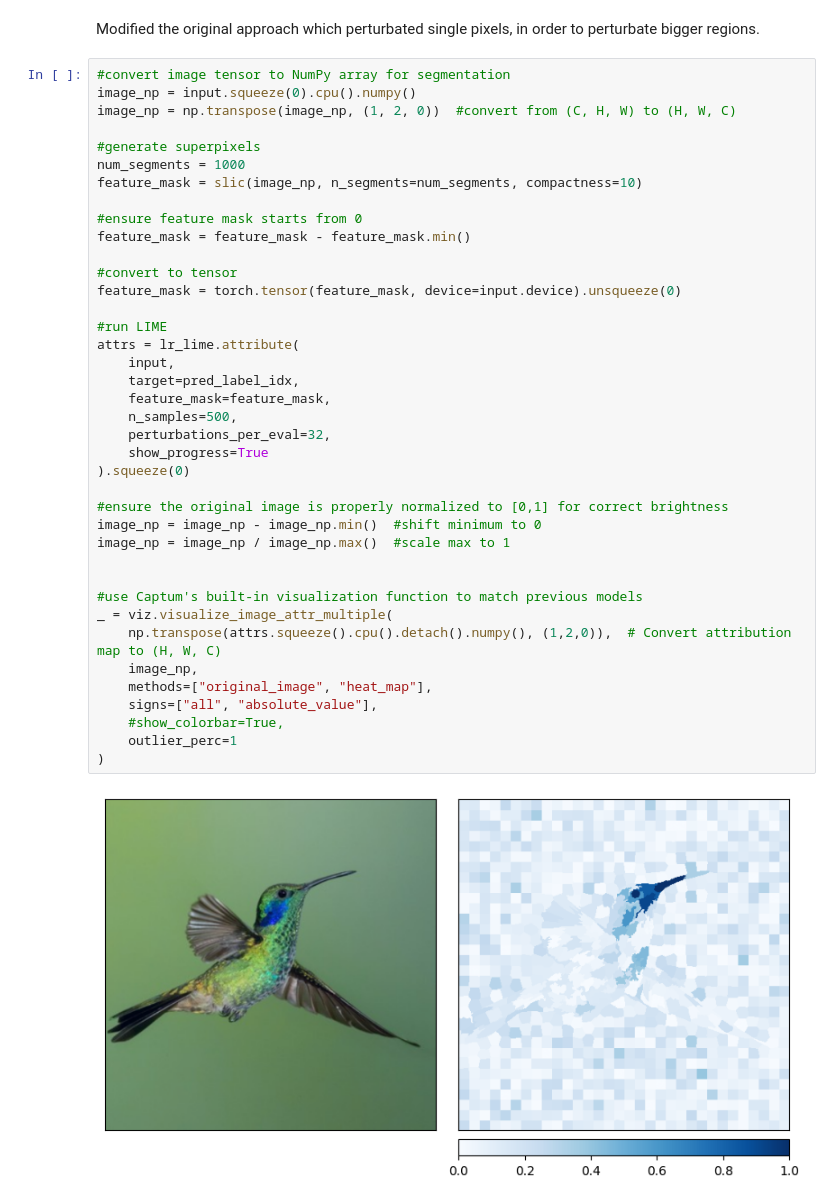
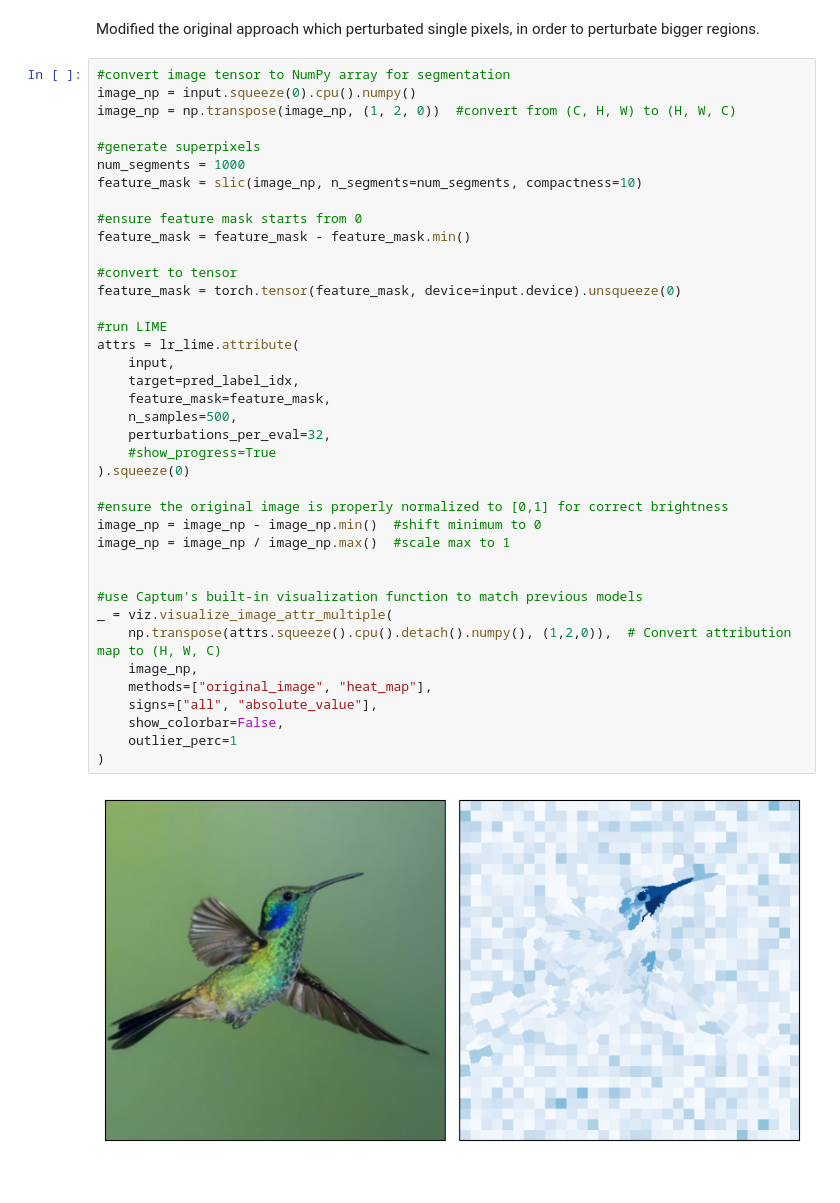
Before and after one commit to samueleantonelli/Explainable_ResNet, a Jupyter notebook: Explainability.ipynb, the cells around one changed output. Cells and saved outputs as stored; diff of their text form; blank space fills up the shorter version.

```diff
--- a/Explainability.ipynb
+++ b/Explainability.ipynb
@@ -420,33 +420,33 @@ feature_mask = slic(image_np, n_segments=num_segments, compactness=10)
 
 #ensure feature mask starts from 0
 feature_mask = feature_mask - feature_mask.min()
 
 #convert to tensor
 feature_mask = torch.tensor(feature_mask, device=input.device).unsqueeze(0)
 
 #run LIME
 attrs = lr_lime.attribute(
     input,
     target=pred_label_idx,
     feature_mask=feature_mask,
     n_samples=500,
     perturbations_per_eval=32,
-    show_progress=True
+    #show_progress=True
 ).squeeze(0)
 
 #ensure the original image is properly normalized to [0,1] for correct brightness
 image_np = image_np - image_np.min()  #shift minimum to 0
 image_np = image_np / image_np.max()  #scale max to 1
 
 
 #use Captum's built-in visualization function to match previous models
 _ = viz.visualize_image_attr_multiple(
     np.transpose(attrs.squeeze().cpu().detach().numpy(), (1,2,0)),  # Convert attribution map to (H, W, C)
     image_np,
     methods=["original_image", "heat_map"],
     signs=["all", "absolute_value"],
-    #show_colorbar=True,
+    show_colorbar=False,
     outlier_perc=1
 )
 # %% [output]
-[figure, old version]
+[figure, new version]
```
Also changed, not shown: parts of 2 cells of this notebook.
